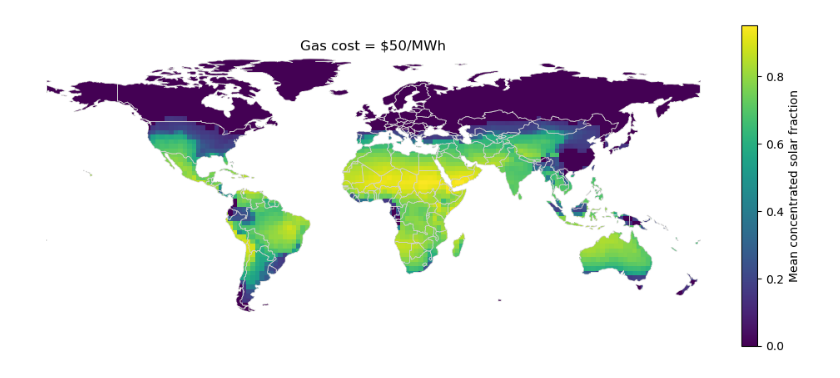
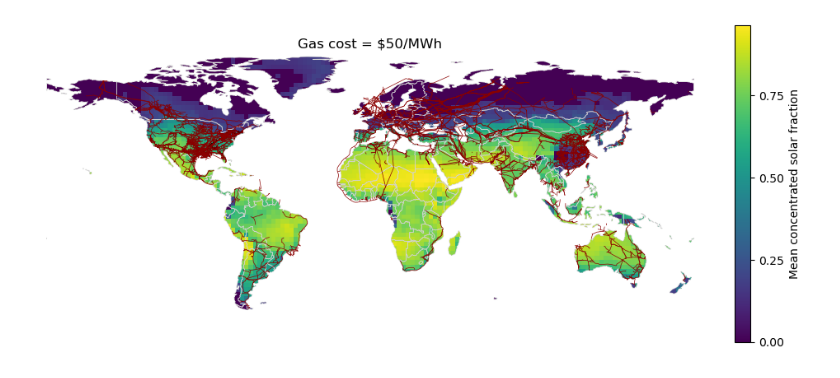
Before and after one commit to carnegie/clab_concentrated_solar, a Jupyter notebook: plot_result_map.ipynb, the cells around one changed output. Cells and saved outputs as stored; diff of their text form; code cells hidden in the pictures.

```diff
--- a/plot_result_map.ipynb
+++ b/plot_result_map.ipynb
@@ -18,4 +76,4 @@ for var in [ 'storage_ratio']:
 # %%
-plot_result_map('output_data/cfs_mean/cs_fraction_CSP_storage_gas50.nc', 'CSP_storage', 'Gas cost = $50/MWh', 'Mean concentrated solar fraction')
+plot_result_map('output_data/cs_fraction_CSP_storage_gas50.nc', 'CSP_storage', 'Gas cost = $50/MWh', 'Mean concentrated solar fraction', gas_infrastructure=True)
 # %% [output]
-[figure, old version]
+[figure, new version]
```
Also changed, not shown: parts of 6 cells of this notebook, 5 other files.
